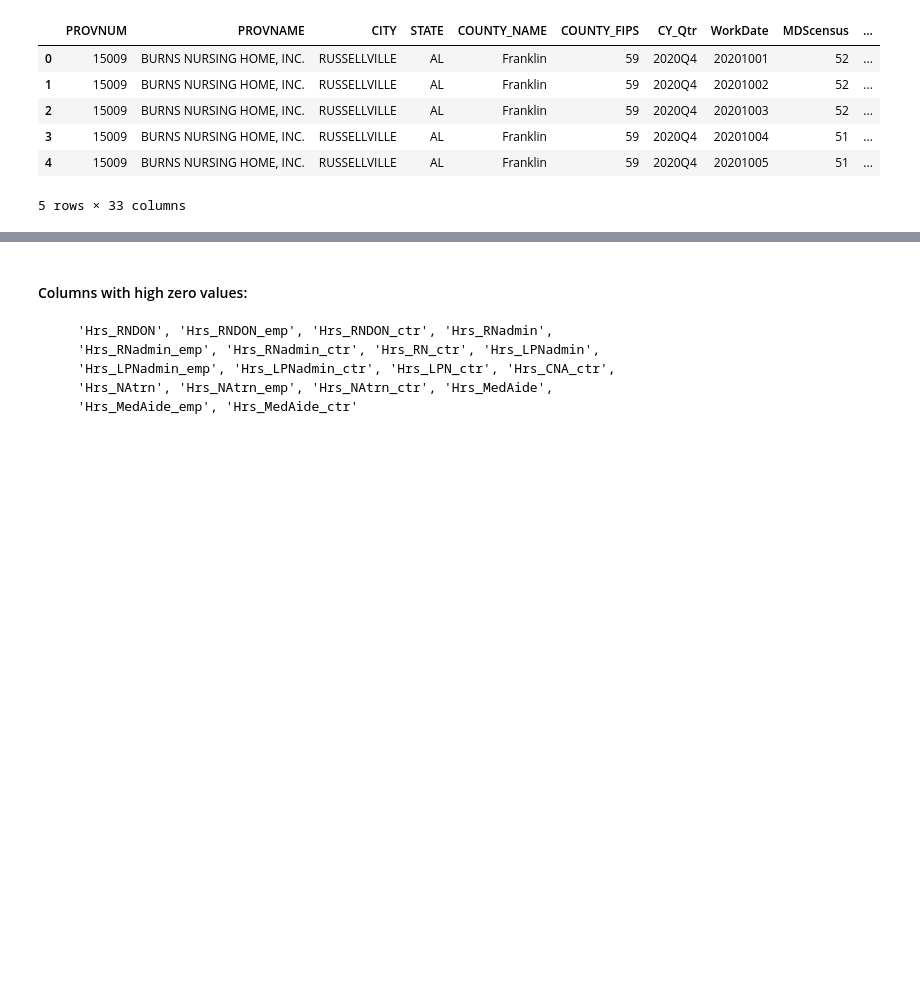
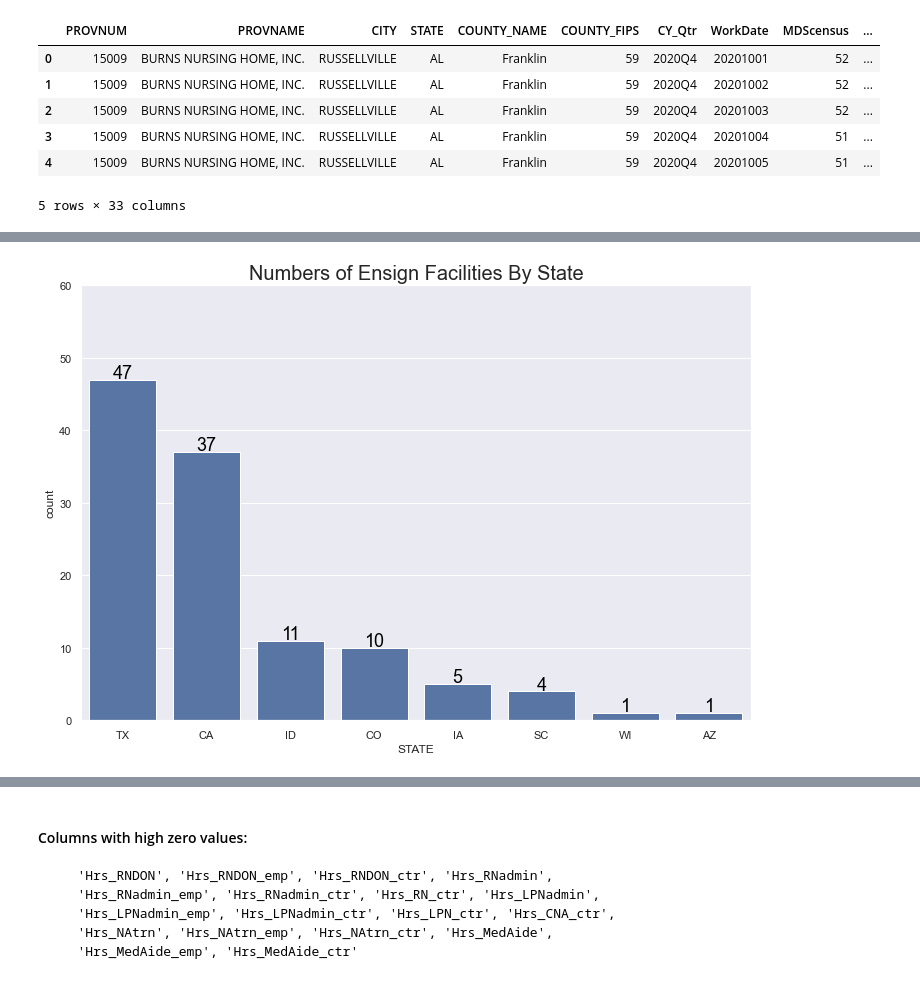
Before and after one commit to HUA1846/nursing_home_PBJ_analysis, a Jupyter notebook: ensign_services.ipynb, the cells around one changed output, grey strips where cells are left out. Drawn from its saved outputs; the diff is of its cells as text; code cells hidden in the pictures; blank space fills up the shorter version.

```diff
--- a/ensign_services.ipynb
+++ b/ensign_services.ipynb
@@ -85,0 +98,11 @@ Index(['PROVNUM', 'PROVNAME', 'CITY', 'STATE', 'COUNTY_NAME', 'COUNTY_FIPS',
+# %%
+ensign_facility_df = ensign_nurse_df.groupby('PROVNUM').first()
+sns.set(rc={"figure.figsize":(12, 8)})
+ax = sns.countplot(x="STATE", data=ensign_facility_df, color='b',
+                   order = ensign_facility_df['STATE'].value_counts().index)
+ax.set_title('Numbers of Ensign Facilities By State', fontsize=20)
+ax.set(ylim=(0, 60))
+for p in ax.patches:
+    ax.annotate(f'\n{p.get_height()}', (p.get_x()+0.4, p.get_height() + 5.0), ha='center', va='top', color='black', size=18)
+# %% [output]
+[figure, added]
```
Also changed, not shown: parts of 64 cells of this notebook.
